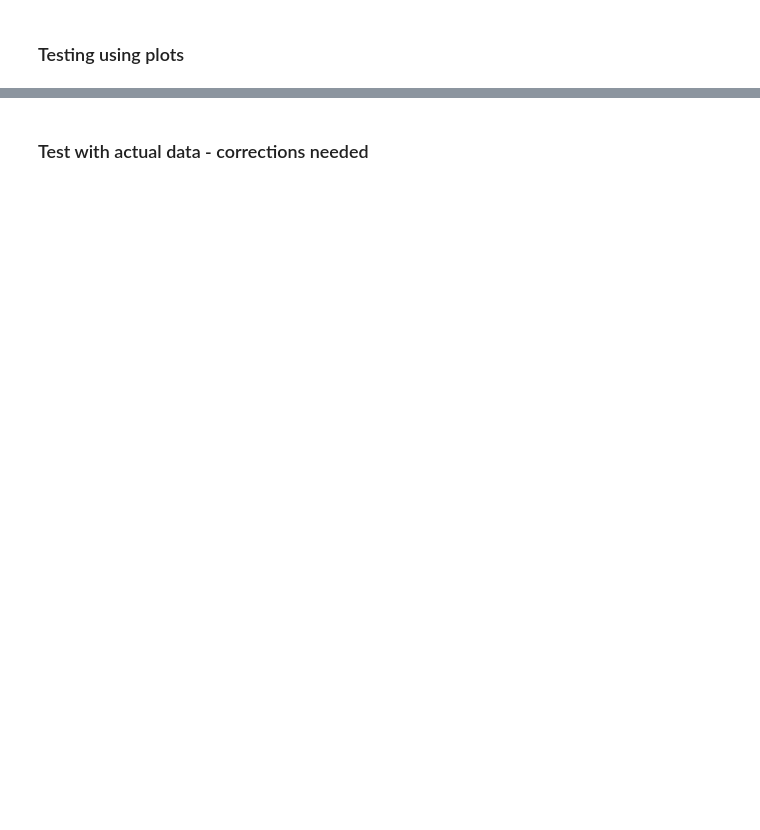
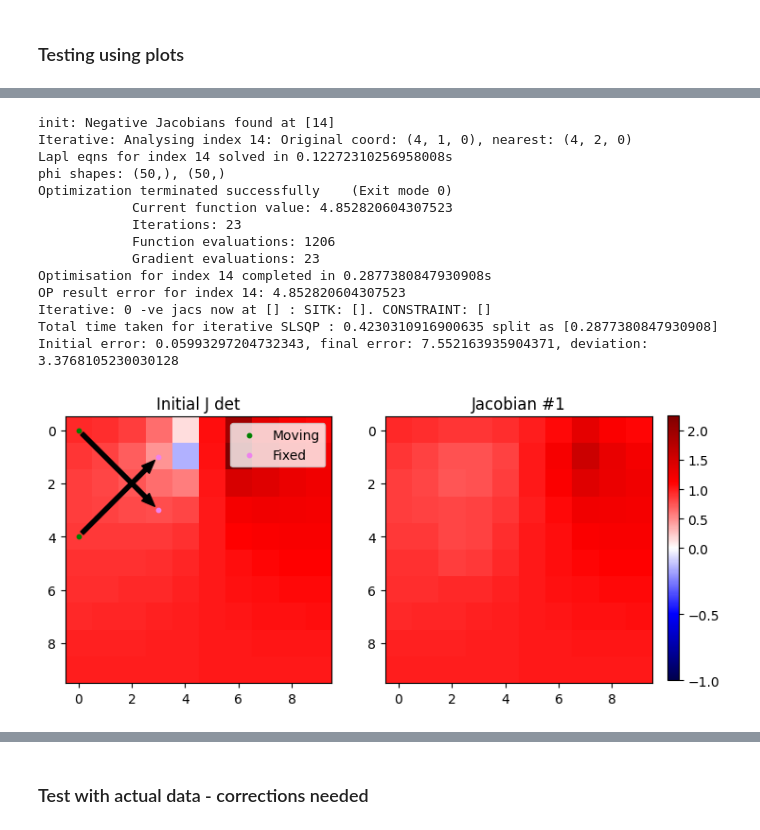
Before and after one commit to andythai/deformation-field-processing, a Jupyter notebook: postproc.ipynb, the cells around one changed output, grey strips where cells are left out. Cells and saved outputs as stored; diff of their text form; code cells hidden in the pictures; blank space fills up the shorter version.

```diff
--- a/postproc.ipynb
+++ b/postproc.ipynb
@@ -743,0 +1130,30 @@ meshgrid shape for plot: (10, 10)
+# %%
+msample = np.array([
+    [0, 0, 0],
+    [0, 4, 0],
+])
+fsample = np.array([
+    [0, 3, 3],
+    [0, 1, 3],
+])
+
+fixed_sample = np.zeros((1, 10, 10))
+#test_grad(fixed_sample, msample, fsample)
+#test_scipy(fixed_sample, msample, fsample)
+plot_iterative_jacobians(fixed_sample, msample, fsample)
+# %% [output]
+init: Negative Jacobians found at [14]
+Iterative: Analysing index 14: Original coord: (4, 1, 0), nearest: (4, 2, 0)
+Lapl eqns for index 14 solved in 0.12272310256958008s
+phi shapes: (50,), (50,)
+Optimization terminated successfully    (Exit mode 0)
+            Current function value: 4.852820604307523
+            Iterations: 23
+            Function evaluations: 1206
+            Gradient evaluations: 23
+Optimisation for index 14 completed in 0.2877380847930908s
+OP result error for index 14: 4.852820604307523
+Iterative: 0 -ve jacs now at [] : SITK: []. CONSTRAINT: []
+Total time taken for iterative SLSQP : 0.4230310916900635 split as [0.2877380847930908]
+Initial error: 0.05993297204732343, final error: 7.552163935904371, deviation: 3.3768105230030128
+[figure, added]
```
Also changed, not shown: parts of 18 cells of this notebook, 2 other files.
